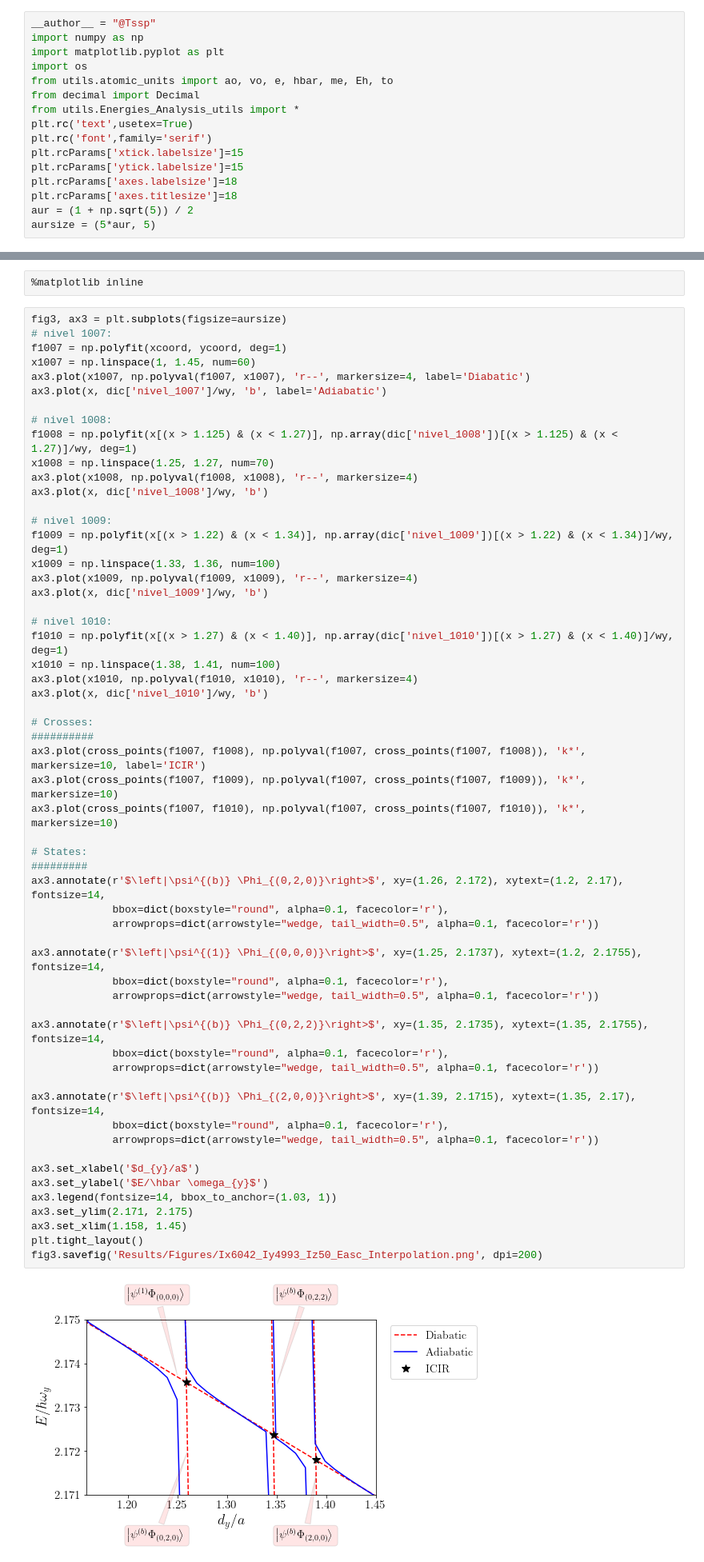
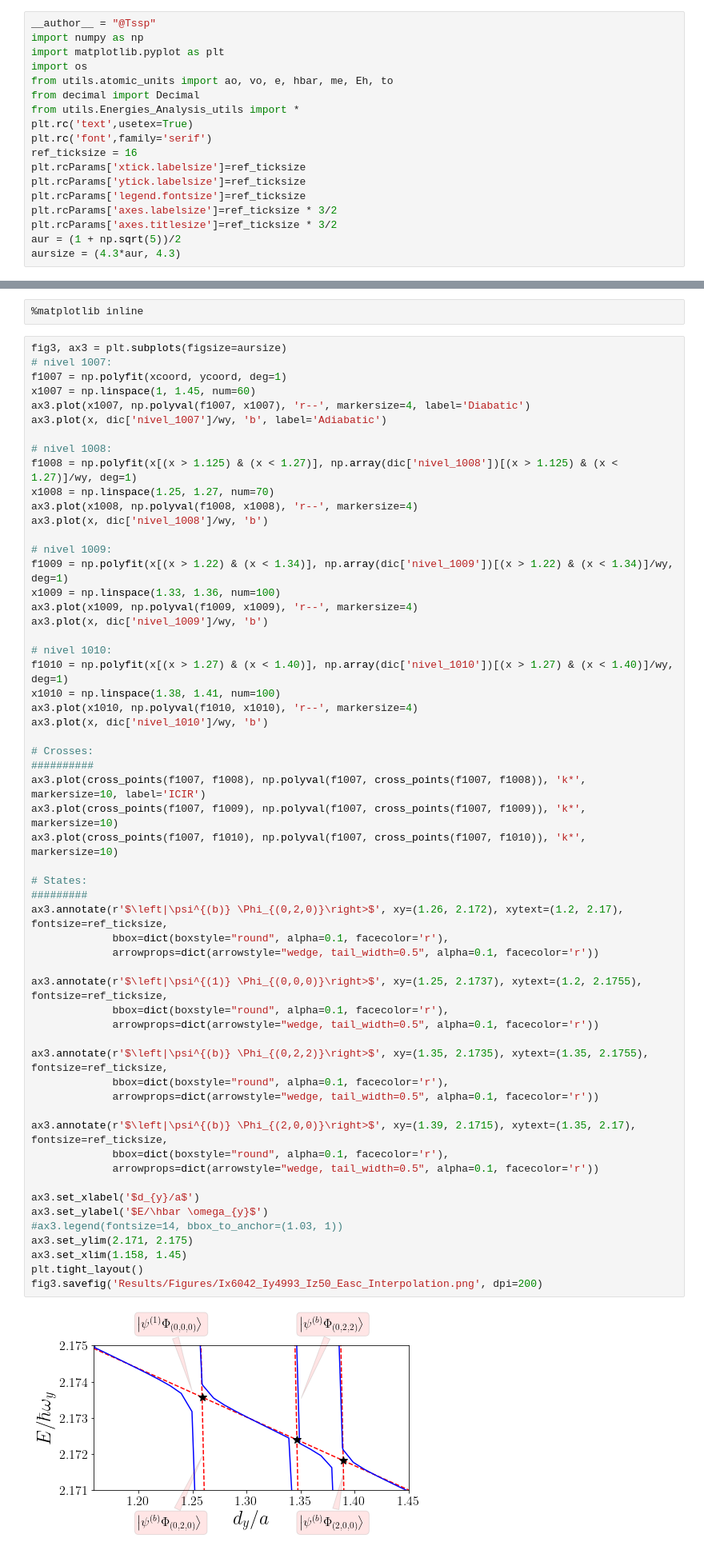
Before and after one commit to TsspGit/Ultracold_Atoms_src, a Jupyter notebook: Analysis/q1D/Energies_Analysis_6042_4993_50.ipynb, the cells around one changed output, grey strips where cells are left out. Shown at 80% size. Drawn from its saved outputs; the diff is of its cells as text.

```diff
--- a/Analysis/q1D/Energies_Analysis_6042_4993_50.ipynb
+++ b/Analysis/q1D/Energies_Analysis_6042_4993_50.ipynb
@@ -8,12 +8,14 @@ from decimal import Decimal
 from utils.Energies_Analysis_utils import *
 plt.rc('text',usetex=True)
 plt.rc('font',family='serif')
-plt.rcParams['xtick.labelsize']=15
-plt.rcParams['ytick.labelsize']=15
-plt.rcParams['axes.labelsize']=18
-plt.rcParams['axes.titlesize']=18
-aur = (1 + np.sqrt(5)) / 2
-aursize = (5*aur, 5)
+ref_ticksize = 16
+plt.rcParams['xtick.labelsize']=ref_ticksize
+plt.rcParams['ytick.labelsize']=ref_ticksize
+plt.rcParams['legend.fontsize']=ref_ticksize
+plt.rcParams['axes.labelsize']=ref_ticksize * 3/2
+plt.rcParams['axes.titlesize']=ref_ticksize * 3/2
+aur = (1 + np.sqrt(5))/2
+aursize = (4.3*aur, 4.3)
 # %%
 delta = np.loadtxt('Simulations/delta_asc_ix6603.dat', dtype=str)[:,0]
 asc = np.loadtxt('Simulations/delta_asc_ix6603.dat')[:,1]
@@ -183,39 +185,39 @@ x1010 = np.linspace(1.38, 1.41, num=100)
 ax3.plot(x1010, np.polyval(f1010, x1010), 'r--', markersize=4)
 ax3.plot(x, dic['nivel_1010']/wy, 'b')
 
 # Crosses:
 ##########
 ax3.plot(cross_points(f1007, f1008), np.polyval(f1007, cross_points(f1007, f1008)), 'k*', markersize=10, label='ICIR')
 ax3.plot(cross_points(f1007, f1009), np.polyval(f1007, cross_points(f1007, f1009)), 'k*', markersize=10)
 ax3.plot(cross_points(f1007, f1010), np.polyval(f1007, cross_points(f1007, f1010)), 'k*', markersize=10)
 
 # States:
 #########
-ax3.annotate(r'$\left|\psi^{(b)} \Phi_{(0,2,0)}\right>$', xy=(1.26, 2.172), xytext=(1.2, 2.17), fontsize=14,
+ax3.annotate(r'$\left|\psi^{(b)} \Phi_{(0,2,0)}\right>$', xy=(1.26, 2.172), xytext=(1.2, 2.17), fontsize=ref_ticksize,
              bbox=dict(boxstyle="round", alpha=0.1, facecolor='r'),
              arrowprops=dict(arrowstyle="wedge, tail_width=0.5", alpha=0.1, facecolor='r'))
 
-ax3.annotate(r'$\left|\psi^{(1)} \Phi_{(0,0,0)}\right>$', xy=(1.25, 2.1737), xytext=(1.2, 2.1755), fontsize=14,
+ax3.annotate(r'$\left|\psi^{(1)} \Phi_{(0,0,0)}\right>$', xy=(1.25, 2.1737), xytext=(1.2, 2.1755), fontsize=ref_ticksize,
              bbox=dict(boxstyle="round", alpha=0.1, facecolor='r'),
              arrowprops=dict(arrowstyle="wedge, tail_width=0.5", alpha=0.1, facecolor='r'))
 
-ax3.annotate(r'$\left|\psi^{(b)} \Phi_{(0,2,2)}\right>$', xy=(1.35, 2.1735), xytext=(1.35, 2.1755), fontsize=14,
+ax3.annotate(r'$\left|\psi^{(b)} \Phi_{(0,2,2)}\right>$', xy=(1.35, 2.1735), xytext=(1.35, 2.1755), fontsize=ref_ticksize,
              bbox=dict(boxstyle="round", alpha=0.1, facecolor='r'),
              arrowprops=dict(arrowstyle="wedge, tail_width=0.5", alpha=0.1, facecolor='r'))
 
-ax3.annotate(r'$\left|\psi^{(b)} \Phi_{(2,0,0)}\right>$', xy=(1.39, 2.1715), xytext=(1.35, 2.17), fontsize=14,
+ax3.annotate(r'$\left|\psi^{(b)} \Phi_{(2,0,0)}\right>$', xy=(1.39, 2.1715), xytext=(1.35, 2.17), fontsize=ref_ticksize,
              bbox=dict(boxstyle="round", alpha=0.1, facecolor='r'),
              arrowprops=dict(arrowstyle="wedge, tail_width=0.5", alpha=0.1, facecolor='r'))
 
 ax3.set_xlabel('$d_{y}/a$')
 ax3.set_ylabel('$E/\hbar \omega_{y}$')
-ax3.legend(fontsize=14, bbox_to_anchor=(1.03, 1))
+#ax3.legend(fontsize=14, bbox_to_anchor=(1.03, 1))
 ax3.set_ylim(2.171, 2.175)
 ax3.set_xlim(1.158, 1.45)
 plt.tight_layout()
 fig3.savefig('Results/Figures/Ix6042_Iy4993_Iz50_Easc_Interpolation.png', dpi=200)
 # %% [output]
-[figure, old version]
+[figure, new version]
 # %%
 print(f'''Crosses between (x, E):
 * 1007-1008: ({cross_points(f1007, f1008)}, {np.polyval(f1007, cross_points(f1007, f1008))})
```
Also changed, not shown: parts of 3 cells of this notebook, 17 other files.
